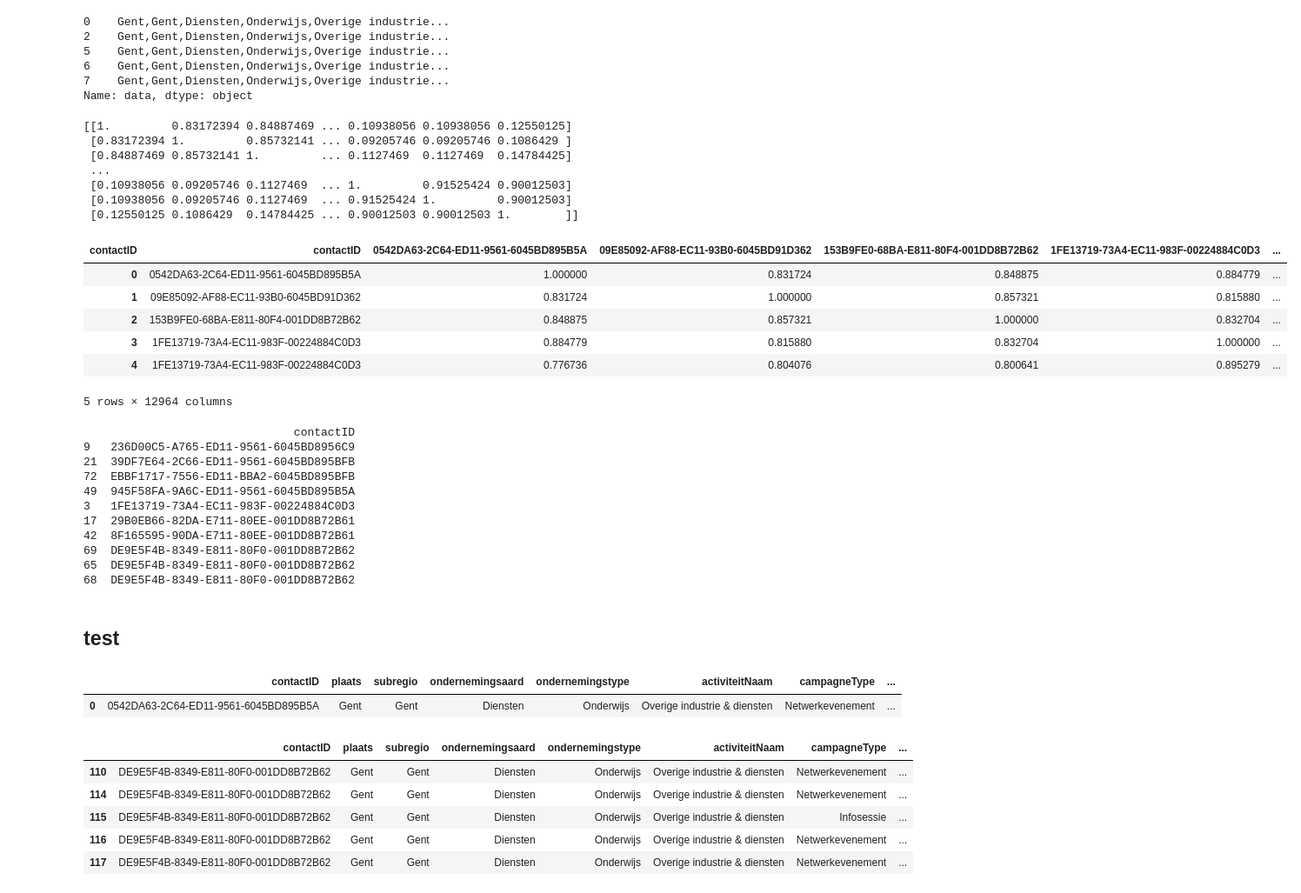
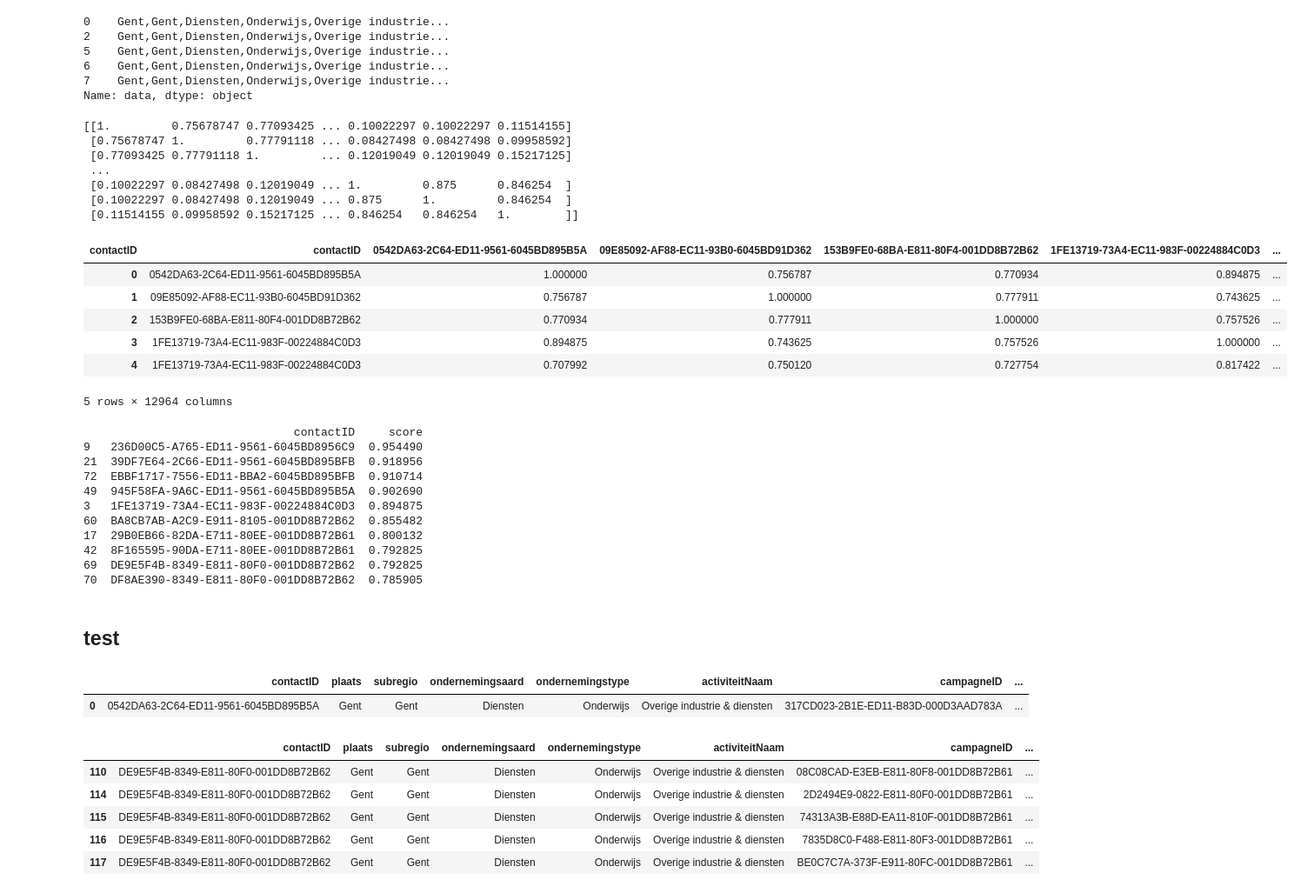
Before and after one commit to Floris-Buyse-FB/Data-Engineering-Project-2, a Jupyter notebook: scripts/ContactLookalike_DWH.ipynb, the cells around one changed output. Shown at 87% size. Cells and saved outputs as stored; diff of their text form; code cells hidden in the pictures.

```diff
--- a/scripts/ContactLookalike_DWH.ipynb
+++ b/scripts/ContactLookalike_DWH.ipynb
@@ -117,6 +117,6 @@ camp_fact.shape
 # %%
 df = pd.merge(acc_con_afs, camp_fact, on='contactID', how='inner')
 df = df.drop_duplicates(subset=['contactID','campagneID'], keep='first')
-df = df[['contactID','plaats','subregio','ondernemingsaard','ondernemingstype','activiteitNaam','campagneType','campagneNaam','campagneSoort','keyphrases','functietitel','functieNaam']]
+df = df[['contactID','plaats','subregio','ondernemingsaard','ondernemingstype','activiteitNaam','campagneID','campagneType','campagneNaam','campagneSoort','keyphrases','functietitel','functieNaam']]
 df.shape
 # %% [output]
@@ -149,57 +158,65 @@ similarities = cosine_similarity(vectorized)
 # %%
 print(similarities)
 # %% [output]
-[[1.         0.83172394 0.84887469 ... 0.10938056 0.10938056 0.12550125]
- [0.83172394 1.         0.85732141 ... 0.09205746 0.09205746 0.1086429 ]
- [0.84887469 0.85732141 1.         ... 0.1127469  0.1127469  0.14784425]
+[[1.         0.75678747 0.77093425 ... 0.10022297 0.10022297 0.11514155]
+ [0.75678747 1.         0.77791118 ... 0.08427498 0.08427498 0.09958592]
+ [0.77093425 0.77791118 1.         ... 0.12019049 0.12019049 0.15217125]
  ...
- [0.10938056 0.09205746 0.1127469  ... 1.         0.91525424 0.90012503]
- [0.10938056 0.09205746 0.1127469  ... 0.91525424 1.         0.90012503]
- [0.12550125 0.1086429  0.14784425 ... 0.90012503 0.90012503 1.        ]]
+ [0.10022297 0.08427498 0.12019049 ... 1.         0.875      0.846254  ]
+ [0.10022297 0.08427498 0.12019049 ... 0.875      1.         0.846254  ]
+ [0.11514155 0.09958592 0.15217125 ... 0.846254   0.846254   1.        ]]
 # %%
-df = pd.DataFrame(similarities,columns=df['contactID'],index=df['contactID']).reset_index()
-df.head()
+df_similarities = pd.DataFrame(similarities,columns=df['contactID'],index=df['contactID']).reset_index()
+# df_scores = pd.DataFrame(similarities,columns=df['contactID'],index=df['contactID'])
+df_similarities.head()
+# df_scores.head()
 # %% [output]
 | contactID | contactID | 0542DA63-2C64-ED11-9561-6045BD895B5A | 09E85092-AF88-EC11-93B0-6045BD91D362 | 153B9FE0-68BA-E811-80F4-001DD8B72B62 | 1FE13719-73A4-EC11-983F-00224884C0D3 | ... |
-| 0 | 0542DA63-2C64-ED11-9561-6045BD895B5A | 1.000000 | 0.831724 | 0.848875 | 0.884779 | ... |
-| 1 | 09E85092-AF88-EC11-93B0-6045BD91D362 | 0.831724 | 1.000000 | 0.857321 | 0.815880 | ... |
-| 2 | 153B9FE0-68BA-E811-80F4-001DD8B72B62 | 0.848875 | 0.857321 | 1.000000 | 0.832704 | ... |
-| 3 | 1FE13719-73A4-EC11-983F-00224884C0D3 | 0.884779 | 0.815880 | 0.832704 | 1.000000 | ... |
-| 4 | 1FE13719-73A4-EC11-983F-00224884C0D3 | 0.776736 | 0.804076 | 0.800641 | 0.895279 | ... |
+| 0 | 0542DA63-2C64-ED11-9561-6045BD895B5A | 1.000000 | 0.756787 | 0.770934 | 0.894875 | ... |
+| 1 | 09E85092-AF88-EC11-93B0-6045BD91D362 | 0.756787 | 1.000000 | 0.777911 | 0.743625 | ... |
+| 2 | 153B9FE0-68BA-E811-80F4-001DD8B72B62 | 0.770934 | 0.777911 | 1.000000 | 0.757526 | ... |
+| 3 | 1FE13719-73A4-EC11-983F-00224884C0D3 | 0.894875 | 0.743625 | 0.757526 | 1.000000 | ... |
+| 4 | 1FE13719-73A4-EC11-983F-00224884C0D3 | 0.707992 | 0.750120 | 0.727754 | 0.817422 | ... |
 5 rows × 12964 columns
 # %%
 input_person_id = '0542DA63-2C64-ED11-9561-6045BD895B5A'
-recommendations = pd.DataFrame(df.nlargest(11,input_person_id)['contactID'])
+top_recommendations = df_similarities.nlargest(40,input_person_id)
+recommendations = pd.DataFrame({
+    'contactID': top_recommendations['contactID'],
+    'score': top_recommendations[input_person_id]
+})
 recommendations = recommendations[recommendations['contactID']!=input_person_id]
-print(recommendations)
+recommendations = recommendations.drop_duplicates(subset=['contactID'], keep='first')
+print(recommendations.head(10))
+# print(input_person_scores[recommendations['contactID']].reset_index().head(10).rename(columns={input_person_id:'score'}))
 # %% [output]
-                               contactID
-9   236D00C5-A765-ED11-9561-6045BD8956C9
-21  39DF7E64-2C66-ED11-9561-6045BD895BFB
-72  EBBF1717-7556-ED11-BBA2-6045BD895BFB
-49  945F58FA-9A6C-ED11-9561-6045BD895B5A
-3   1FE13719-73A4-EC11-983F-00224884C0D3
-17  29B0EB66-82DA-E711-80EE-001DD8B72B61
-42  8F165595-90DA-E711-80EE-001DD8B72B61
-69  DE9E5F4B-8349-E811-80F0-001DD8B72B62
-65  DE9E5F4B-8349-E811-80F0-001DD8B72B62
-68  DE9E5F4B-8349-E811-80F0-001DD8B72B62
+                               contactID     score
+9   236D00C5-A765-ED11-9561-6045BD8956C9  0.954490
+21  39DF7E64-2C66-ED11-9561-6045BD895BFB  0.918956
+72  EBBF1717-7556-ED11-BBA2-6045BD895BFB  0.910714
+49  945F58FA-9A6C-ED11-9561-6045BD895B5A  0.902690
+3   1FE13719-73A4-EC11-983F-00224884C0D3  0.894875
+60  BA8CB7AB-A2C9-E911-8105-001DD8B72B62  0.855482
+17  29B0EB66-82DA-E711-80EE-001DD8B72B61  0.800132
+42  8F165595-90DA-E711-80EE-001DD8B72B61  0.792825
+69  DE9E5F4B-8349-E811-80F0-001DD8B72B62  0.792825
+70  DF8AE390-8349-E811-80F0-001DD8B72B62  0.785905
 # %% [markdown]
 ## test
 # %%
 df3[(df3['contactID']=='0542DA63-2C64-ED11-9561-6045BD895B5A')].head()
 # %% [output]
-|  | contactID | plaats | subregio | ondernemingsaard | ondernemingstype | activiteitNaam | campagneType | ... |
-| 0 | 0542DA63-2C64-ED11-9561-6045BD895B5A | Gent | Gent | Diensten | Onderwijs | Overige industrie & diensten | Netwerkevenement | ... |
+|  | contactID | plaats | subregio | ondernemingsaard | ondernemingstype | activiteitNaam | campagneID | ... |
+| 0 | 0542DA63-2C64-ED11-9561-6045BD895B5A | Gent | Gent | Diensten | Onderwijs | Overige industrie & diensten | 317CD023-2B1E-ED11-B83D-000D3AAD783A | ... |
 # %%
 df3[(df3['contactID']=='DE9E5F4B-8349-E811-80F0-001DD8B72B62')].head()
 # %% [output]
-|  | contactID | plaats | subregio | ondernemingsaard | ondernemingstype | activiteitNaam | campagneType | ... |
-| 110 | DE9E5F4B-8349-E811-80F0-001DD8B72B62 | Gent | Gent | Diensten | Onderwijs | Overige industrie & diensten | Netwerkevenement | ... |
-| 114 | DE9E5F4B-8349-E811-80F0-001DD8B72B62 | Gent | Gent | Diensten | Onderwijs | Overige industrie & diensten | Netwerkevenement | ... |
-| 115 | DE9E5F4B-8349-E811-80F0-001DD8B72B62 | Gent | Gent | Diensten | Onderwijs | Overige industrie & diensten | Infosessie | ... |
-| 116 | DE9E5F4B-8349-E811-80F0-001DD8B72B62 | Gent | Gent | Diensten | Onderwijs | Overige industrie & diensten | Netwerkevenement | ... |
-| 117 | DE9E5F4B-8349-E811-80F0-001DD8B72B62 | Gent | Gent | Diensten | Onderwijs | Overige industrie & diensten | Netwerkevenement | ... |
+|  | contactID | plaats | subregio | ondernemingsaard | ondernemingstype | activiteitNaam | campagneID | ... |
+| 110 | DE9E5F4B-8349-E811-80F0-001DD8B72B62 | Gent | Gent | Diensten | Onderwijs | Overige industrie & diensten | 08C08CAD-E3EB-E811-80F8-001DD8B72B61 | ... |
+| 114 | DE9E5F4B-8349-E811-80F0-001DD8B72B62 | Gent | Gent | Diensten | Onderwijs | Overige industrie & diensten | 2D2494E9-0822-E811-80F0-001DD8B72B61 | ... |
+| 115 | DE9E5F4B-8349-E811-80F0-001DD8B72B62 | Gent | Gent | Diensten | Onderwijs | Overige industrie & diensten | 74313A3B-E88D-EA11-810F-001DD8B72B61 | ... |
+| 116 | DE9E5F4B-8349-E811-80F0-001DD8B72B62 | Gent | Gent | Diensten | Onderwijs | Overige industrie & diensten | 7835D8C0-F488-E811-80F3-001DD8B72B61 | ... |
+| 117 | DE9E5F4B-8349-E811-80F0-001DD8B72B62 | Gent | Gent | Diensten | Onderwijs | Overige industrie & diensten | BE0C7C7A-373F-E911-80FC-001DD8B72B61 | ... |
 # %%
 df.head().columns
 # %% [output]
```
Also changed, not shown: parts of 4 cells of this notebook, 4 other files.
